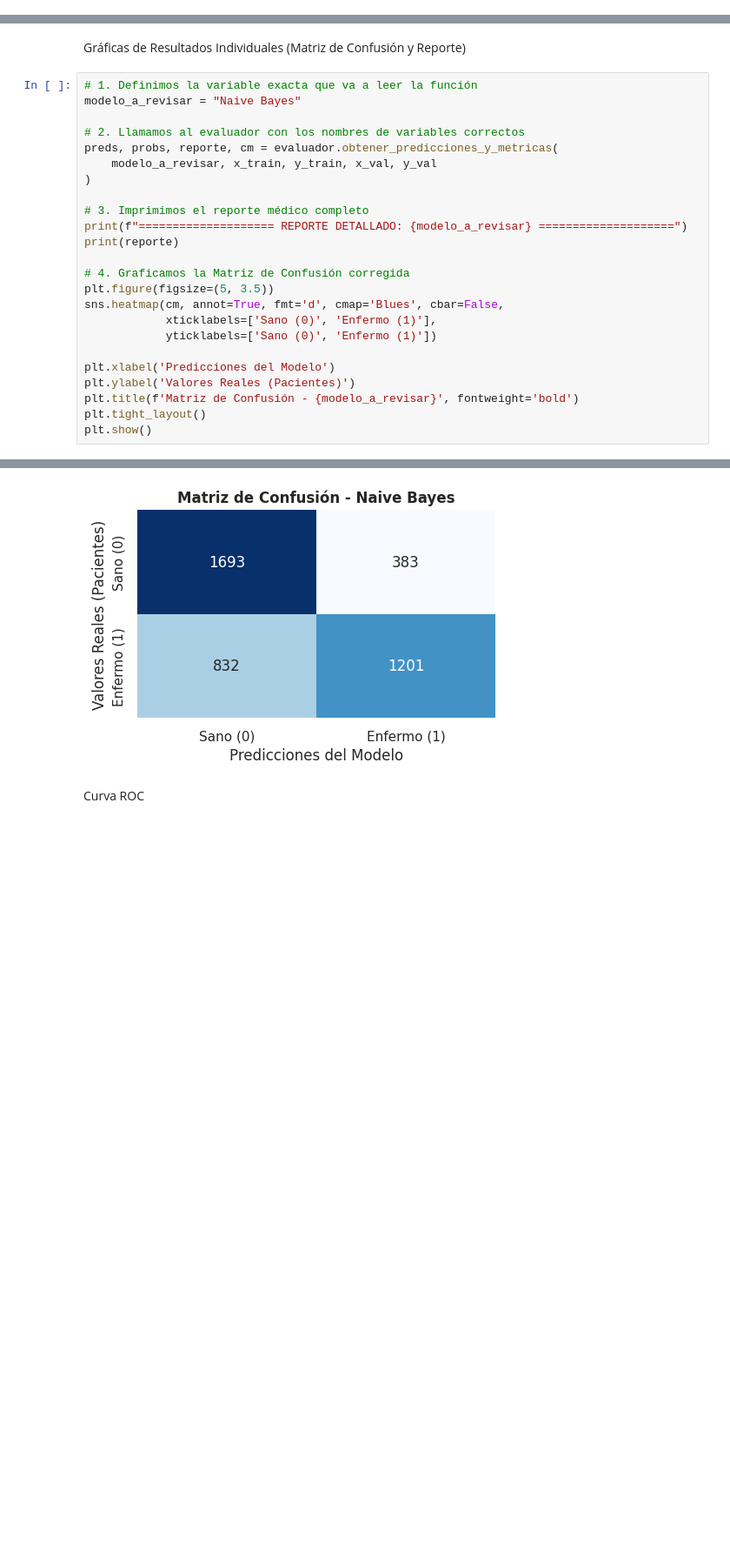
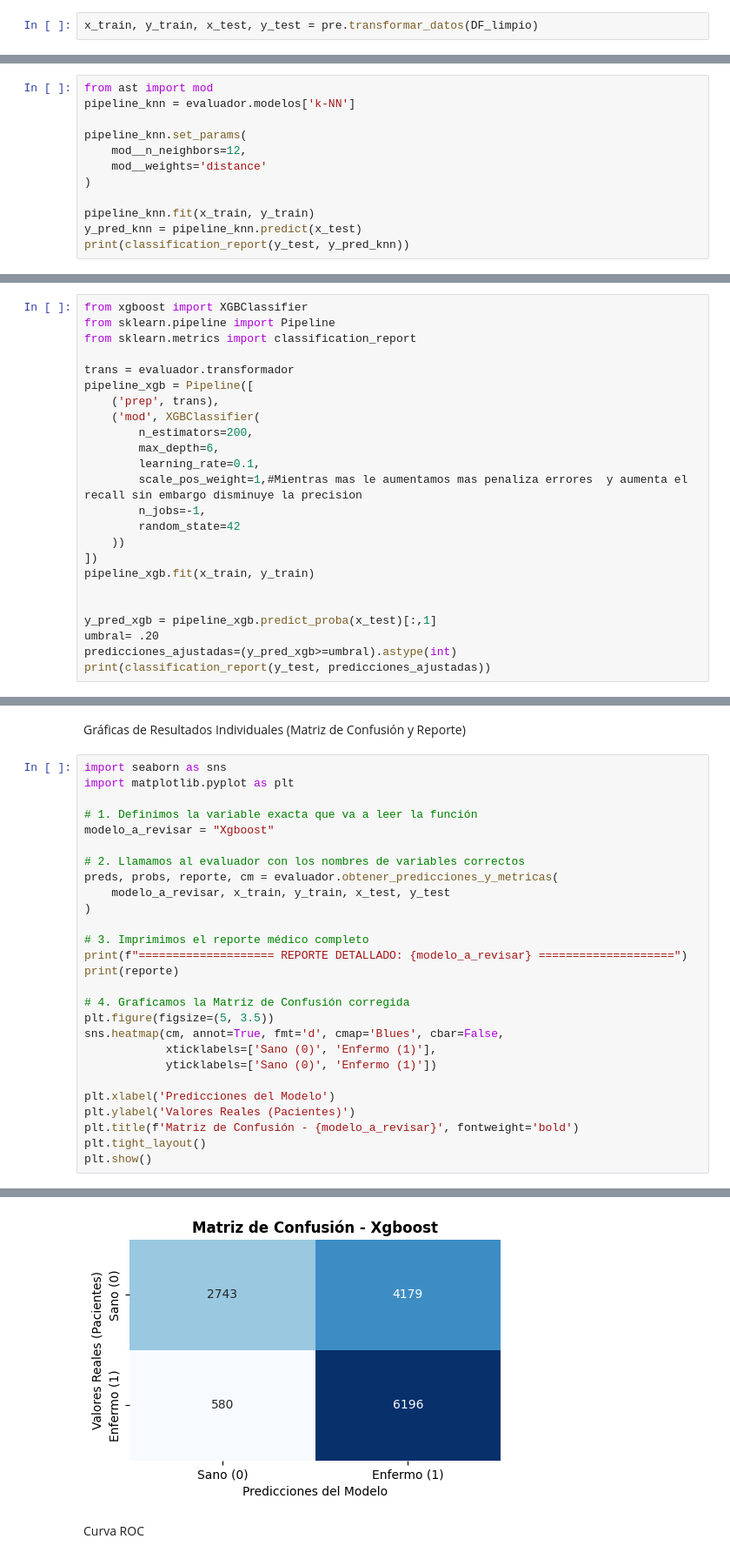
Before and after one commit to tristanledezma1655/Heartcare, a Jupyter notebook: main.ipynb, the cells around one changed output, grey strips where cells are left out. Shown at 87% size. Drawn from its saved outputs; the diff is of its cells as text; blank space fills up the shorter version.

```diff
--- a/main.ipynb
+++ b/main.ipynb
@@ -46,0 +173,2 @@ Registros eliminados: 1511
+# %%
+x_train, y_train, x_test, y_test = pre.transformar_datos(DF_limpio)
@@ -93,0 +282,12 @@ print(f"\n x_train listo en bruto con: {x_train.shape}")
+# %%
+from ast import mod
+pipeline_knn = evaluador.modelos['k-NN']
+
+pipeline_knn.set_params(
+    mod__n_neighbors=12,
+    mod__weights='distance'
+)
+
+pipeline_knn.fit(x_train, y_train)
+y_pred_knn = pipeline_knn.predict(x_test)
+print(classification_report(y_test, y_pred_knn))
@@ -93,0 +303,24 @@ print(f"\n x_train listo en bruto con: {x_train.shape}")
+# %%
+from xgboost import XGBClassifier
+from sklearn.pipeline import Pipeline
+from sklearn.metrics import classification_report
+
+trans = evaluador.transformador
+pipeline_xgb = Pipeline([
+    ('prep', trans),
+    ('mod', XGBClassifier(
+        n_estimators=200,
+        max_depth=6,
+        learning_rate=0.1,
+        scale_pos_weight=1,#Mientras mas le aumentamos mas penaliza errores  y aumenta el recall sin embargo disminuye la precision
+        n_jobs=-1,
+        random_state=42
+    ))
+])
+pipeline_xgb.fit(x_train, y_train)
+
+
+y_pred_xgb = pipeline_xgb.predict_proba(x_test)[:,1]
+umbral= .20
+predicciones_ajustadas=(y_pred_xgb>=umbral).astype(int)
+print(classification_report(y_test, predicciones_ajustadas))
@@ -112,12 +358,15 @@ df_resultados.style.highlight_max(subset=['Exactitud Promedio (Accuracy)'], colo
 # %% [markdown]
 Gráficas de Resultados Individuales (Matriz de Confusión y Reporte)
 # %%
+import seaborn as sns
+import matplotlib.pyplot as plt
+
 # 1. Definimos la variable exacta que va a leer la función
-modelo_a_revisar = "Naive Bayes"
+modelo_a_revisar = "Xgboost"
 
 # 2. Llamamos al evaluador con los nombres de variables correctos
 preds, probs, reporte, cm = evaluador.obtener_predicciones_y_metricas(
-    modelo_a_revisar, x_train, y_train, x_val, y_val
+    modelo_a_revisar, x_train, y_train, x_test, y_test
 )
 
 # 3. Imprimimos el reporte médico completo
@@ -148,4 +397,4 @@ weighted avg       0.71      0.70      0.70      4109
-[figure, old version]
+[figure, new version]
 # %% [markdown]
 Curva ROC
 # %%
```
Also changed, not shown: parts of 61 cells of this notebook.
